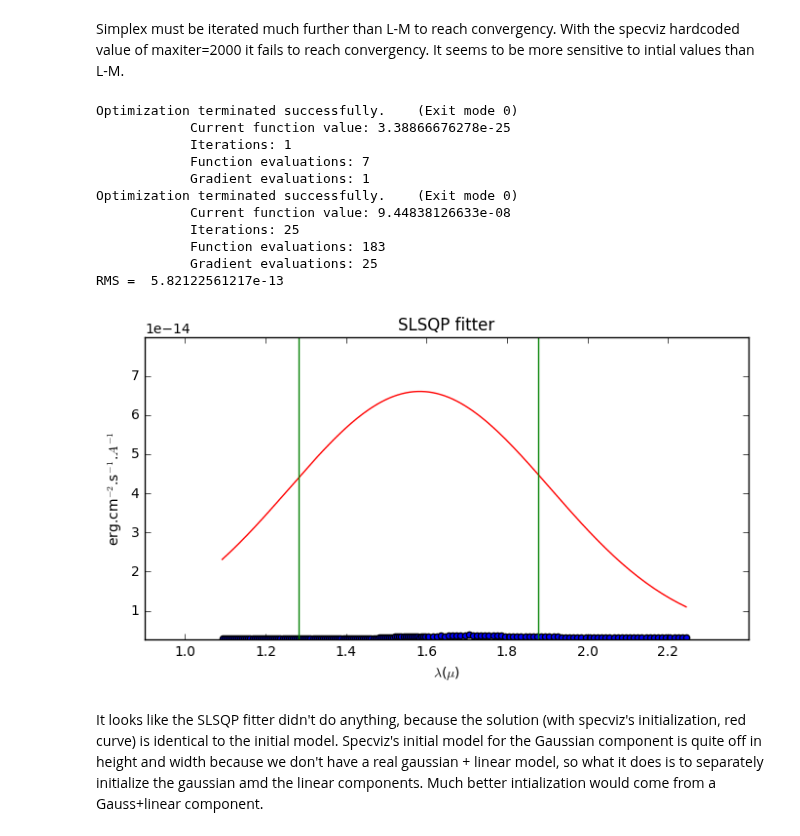
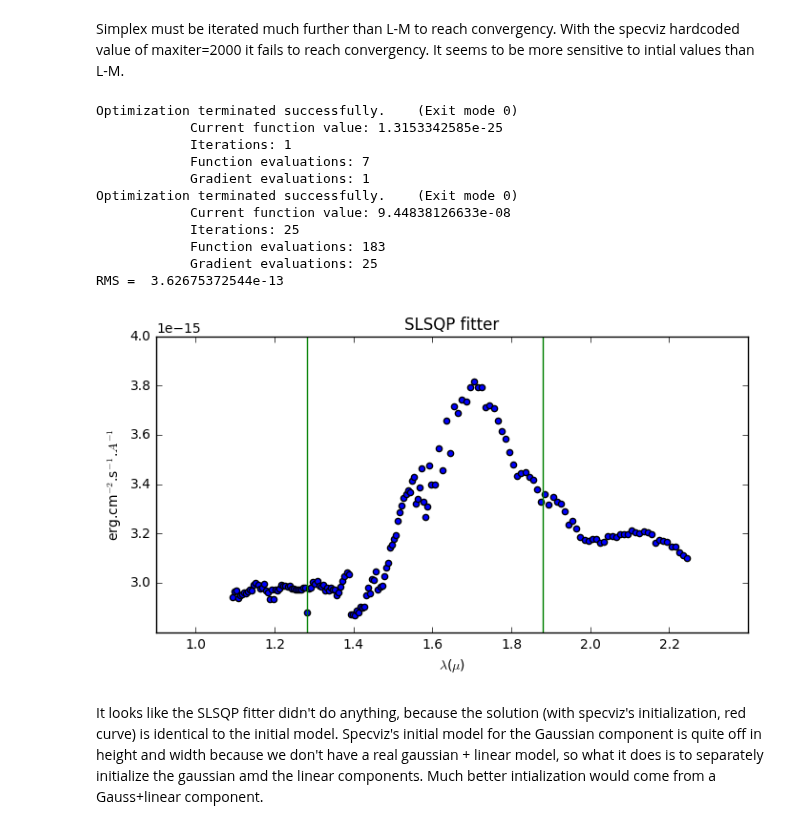
Before and after one commit to ibusko/experiments_specviz, a Jupyter notebook: experiment_1.ipynb, the cells around one changed output. Drawn from its saved outputs; the diff is of its cells as text; code cells hidden in the pictures.

```diff
--- a/experiment_1.ipynb
+++ b/experiment_1.ipynb
@@ -54,7 +56,7 @@ fitter = fitting.LevMarLSQFitter()
 # with specviz initialization - RED plot
 centroid = np.sum(w * f) / np.sum(f)
 dw = w - np.mean(w)
-width = np.sqrt(np.sum((dw * dw) * f) / np.sum(f))
+width = 2 * np.sqrt(np.sum((dw * dw) * f) / np.sum(f))
 sum_f = np.sum(f - np.min(f))
 height = sum_f / (width * np.sqrt(2 * np.pi) )
 gaussian_i = models.Gaussian1D(amplitude=height, mean=centroid, stddev=width)
@@ -126,38 +130,38 @@ Simplex must be iterated much further than L-M to reach convergency. With the sp
 from astropy.modeling import models, fitting
 
 fitter = fitting.SLSQPLSQFitter()
 
 # with specviz initialization - RED plot
 fm_i = fitter(model_i, w, f, maxiter=10000)
 
 # with astropy defaults - GREEN plot
 fm = fitter(model, w, f, maxiter=10000)
 
 plt.gcf().set_size_inches(8.,4.)
-#plt.axis(plot_axis)
-plt.axis([0.9, 2.4, 2.8e-15, 8.e-14])
+plt.axis(plot_axis)
+#plt.axis([0.9, 2.4, 2.8e-15, 8.e-14])
 plt.scatter(w, f)
 plt.plot(w, fm_i(w), color='red')
 plt.plot(w, fm(w), color='green')
 plt.xlabel(x_label)
 plt.ylabel(y_label)
 plt.title("SLSQP fitter")
 
 rms = np.sqrt(np.sum((f - fm_i(w))**2))
 print("RMS = ", rms)
 # %% [output]
 Optimization terminated successfully.    (Exit mode 0)
-            Current function value: 3.38866676278e-25
+            Current function value: 1.3153342585e-25
             Iterations: 1
             Function evaluations: 7
             Gradient evaluations: 1
 Optimization terminated successfully.    (Exit mode 0)
             Current function value: 9.44838126633e-08
             Iterations: 25
             Function evaluations: 183
             Gradient evaluations: 25
-RMS =  5.82122561217e-13
+RMS =  3.62675372544e-13
-[figure, old version]
+[figure, new version]
 # %% [markdown]
 It looks like the SLSQP fitter didn't do anything, because the solution (with specviz's initialization, red curve) is identical to the initial model. Specviz's initial model for the Gaussian component is quite off in height and width because we don't have a real gaussian + linear model, so what it does is to separately initialize the gaussian amd the linear components. Much better intialization would come from a Gauss+linear component.
 # %%
```
Also changed, not shown: parts of 6 cells of this notebook.
